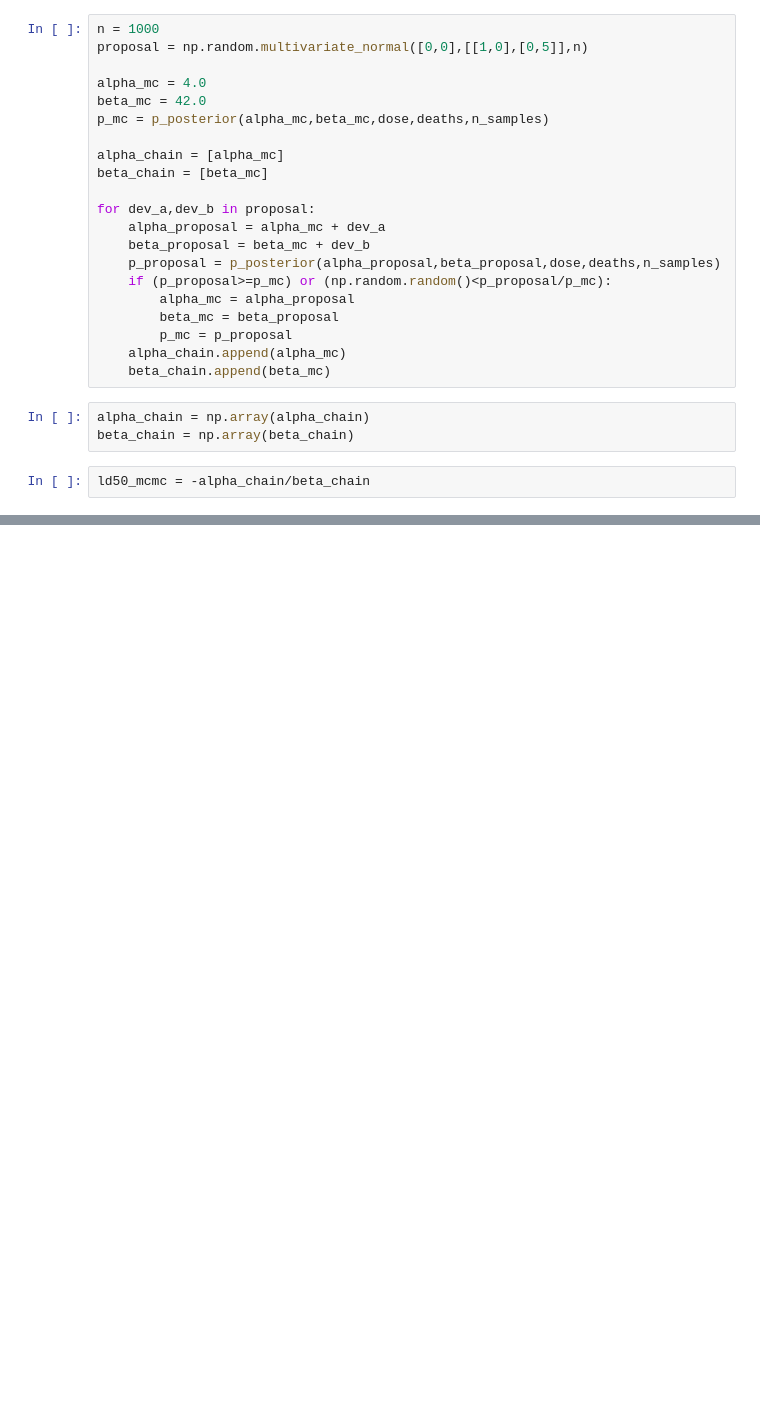
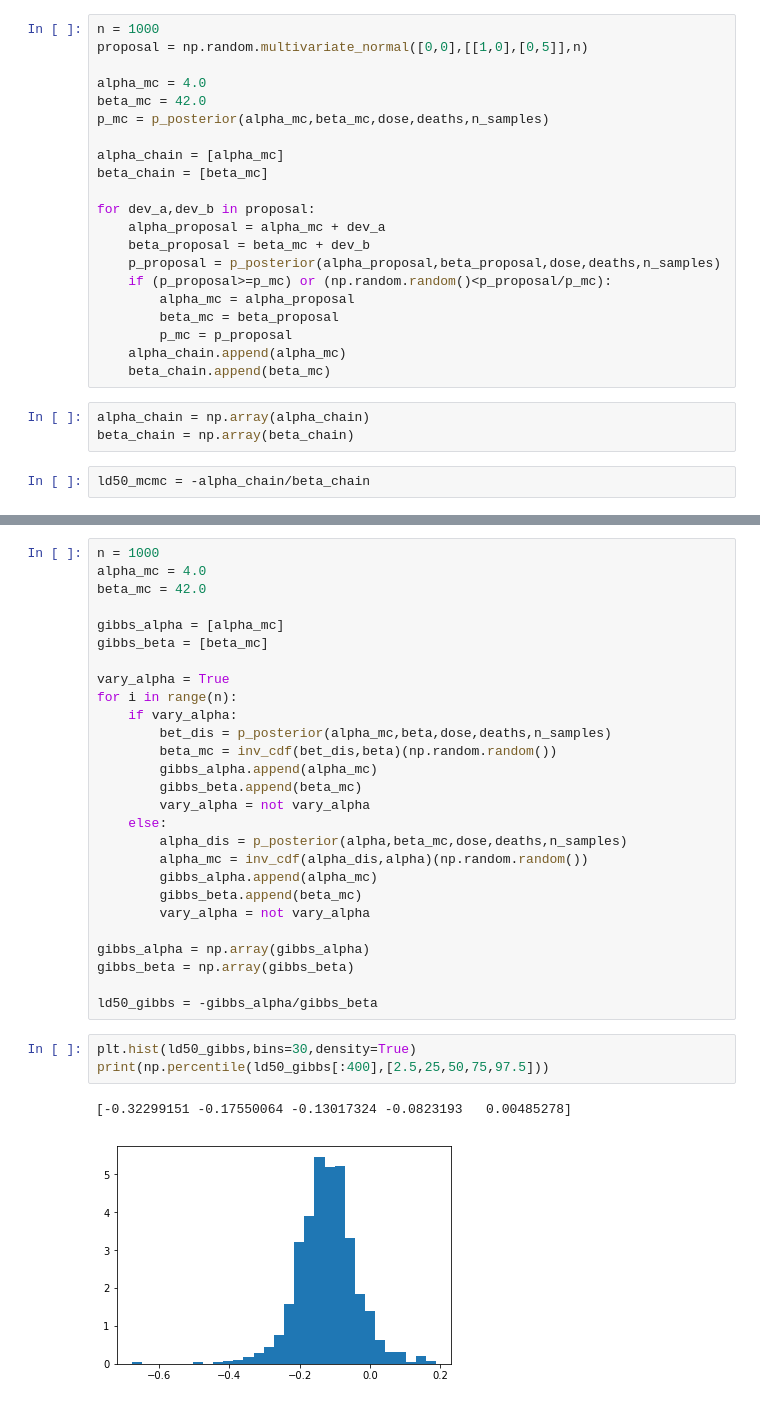
Before and after one commit to hstrey/BME-502-2019, a Jupyter notebook: LD50 class.ipynb, the cells around one changed output, grey strips where cells are left out. Cells and saved outputs as stored; diff of their text form; blank space fills up the shorter version.

```diff
--- a/LD50 class.ipynb
+++ b/LD50 class.ipynb
@@ -158,0 +159,33 @@ plt.plot(alpha_chain,beta_chain)
+# %%
+n = 1000
+alpha_mc = 4.0
+beta_mc = 42.0
+
+gibbs_alpha = [alpha_mc]
+gibbs_beta = [beta_mc]
+
+vary_alpha = True
+for i in range(n):
+    if vary_alpha:
+        bet_dis = p_posterior(alpha_mc,beta,dose,deaths,n_samples)
+        beta_mc = inv_cdf(bet_dis,beta)(np.random.random())
+        gibbs_alpha.append(alpha_mc)
+        gibbs_beta.append(beta_mc)
+        vary_alpha = not vary_alpha
+    else:
+        alpha_dis = p_posterior(alpha,beta_mc,dose,deaths,n_samples)
+        alpha_mc = inv_cdf(alpha_dis,alpha)(np.random.random())
+        gibbs_alpha.append(alpha_mc)
+        gibbs_beta.append(beta_mc)
+        vary_alpha = not vary_alpha
+
+gibbs_alpha = np.array(gibbs_alpha)
+gibbs_beta = np.array(gibbs_beta)
+
+ld50_gibbs = -gibbs_alpha/gibbs_beta
+# %%
+plt.hist(ld50_gibbs,bins=30,density=True)
+print(np.percentile(ld50_gibbs[:400],[2.5,25,50,75,97.5]))
+# %% [output]
+[-0.32299151 -0.17550064 -0.13017324 -0.0823193   0.00485278]
+[figure, added]
```
Also changed, not shown: parts of 8 cells of this notebook, 1 other file.
